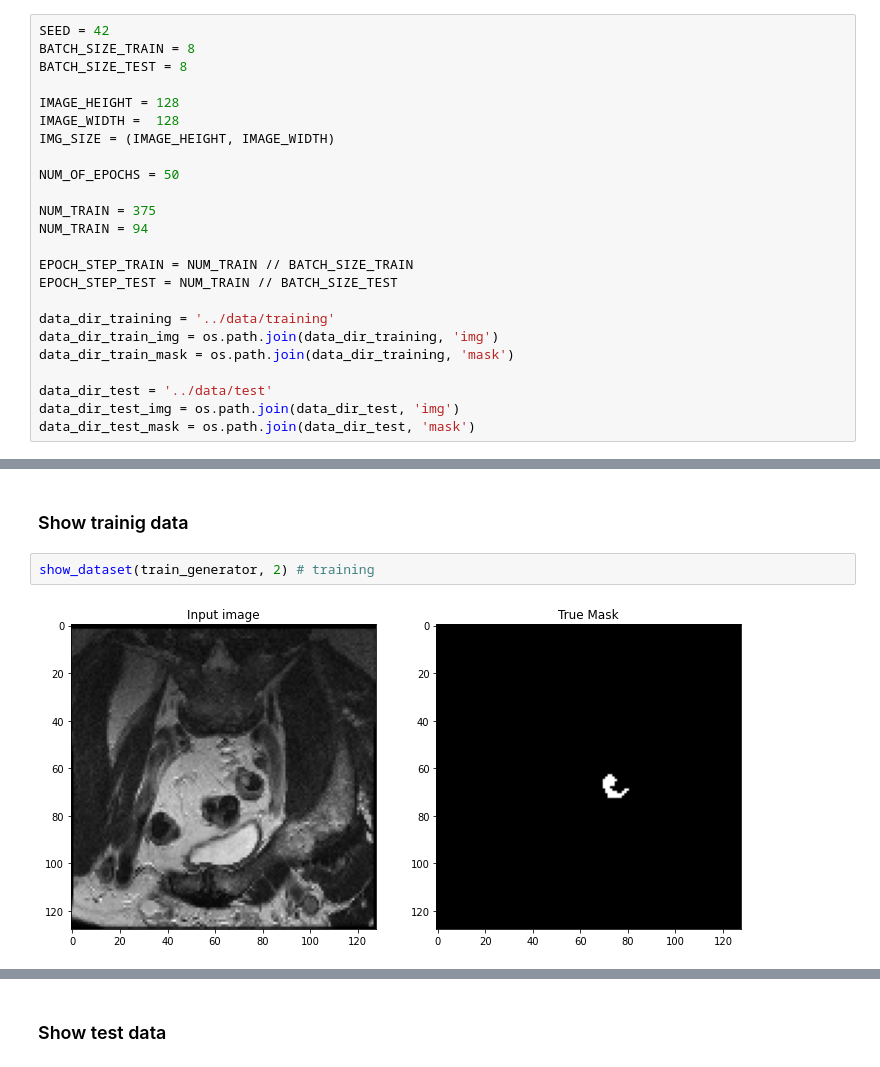
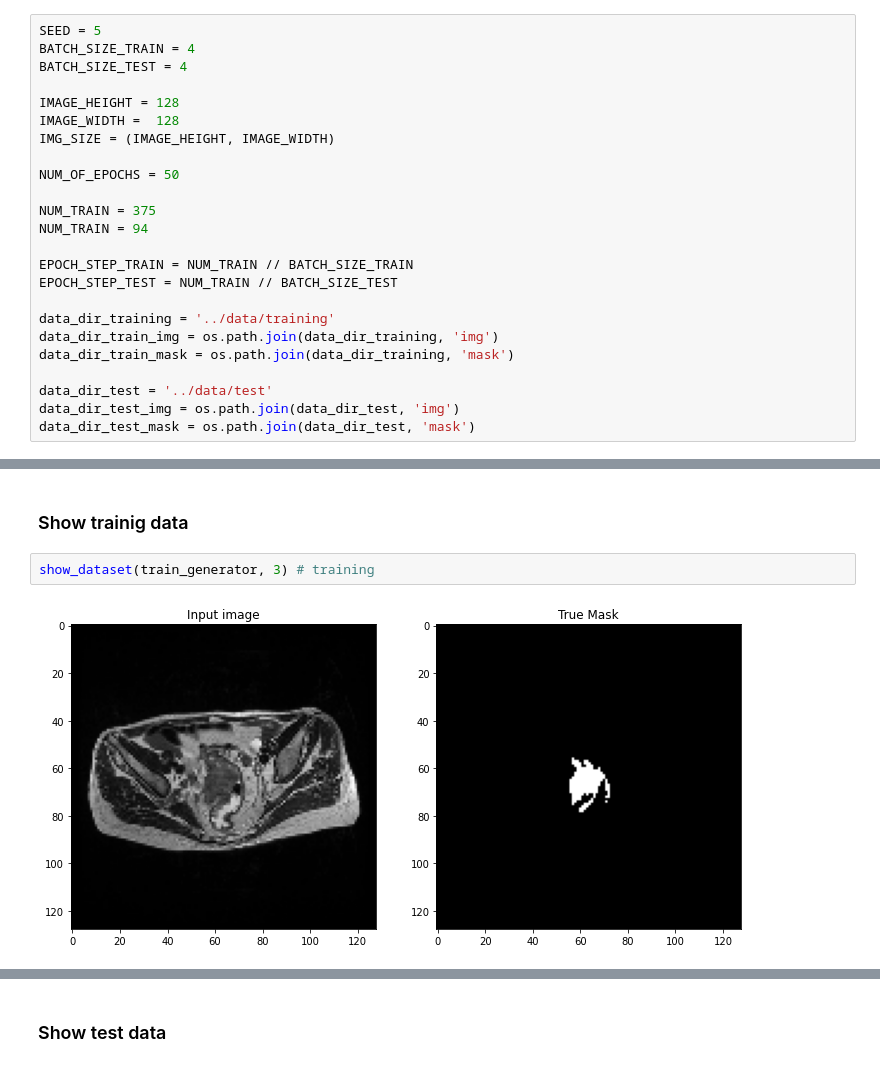
Before and after one commit to giuseppefilitto/img-segm, a Jupyter notebook: notebooks/Segmentation.ipynb, the cells around one changed output, grey strips where cells are left out. Cells and saved outputs as stored; diff of their text form.

```diff
--- a/notebooks/Segmentation.ipynb
+++ b/notebooks/Segmentation.ipynb
@@ -10,9 +10,9 @@ from tensorflow.keras.preprocessing.image import ImageDataGenerator
 # %% [markdown]
 ### Constants
 # %%
-SEED = 42
-BATCH_SIZE_TRAIN = 8
-BATCH_SIZE_TEST = 8
+SEED = 5
+BATCH_SIZE_TRAIN = 4
+BATCH_SIZE_TEST = 4
 
 IMAGE_HEIGHT = 128
 IMAGE_WIDTH =  128
@@ -92,6 +92,6 @@ def show_dataset(datagen, num=1):
 # %% [markdown]
 ### Show trainig data
 # %%
-show_dataset(train_generator, 2) # training
+show_dataset(train_generator, 3) # training
 # %% [output]
-[figure, old version]
+[figure, new version]
```
Also changed, not shown: parts of 8 cells of this notebook.
